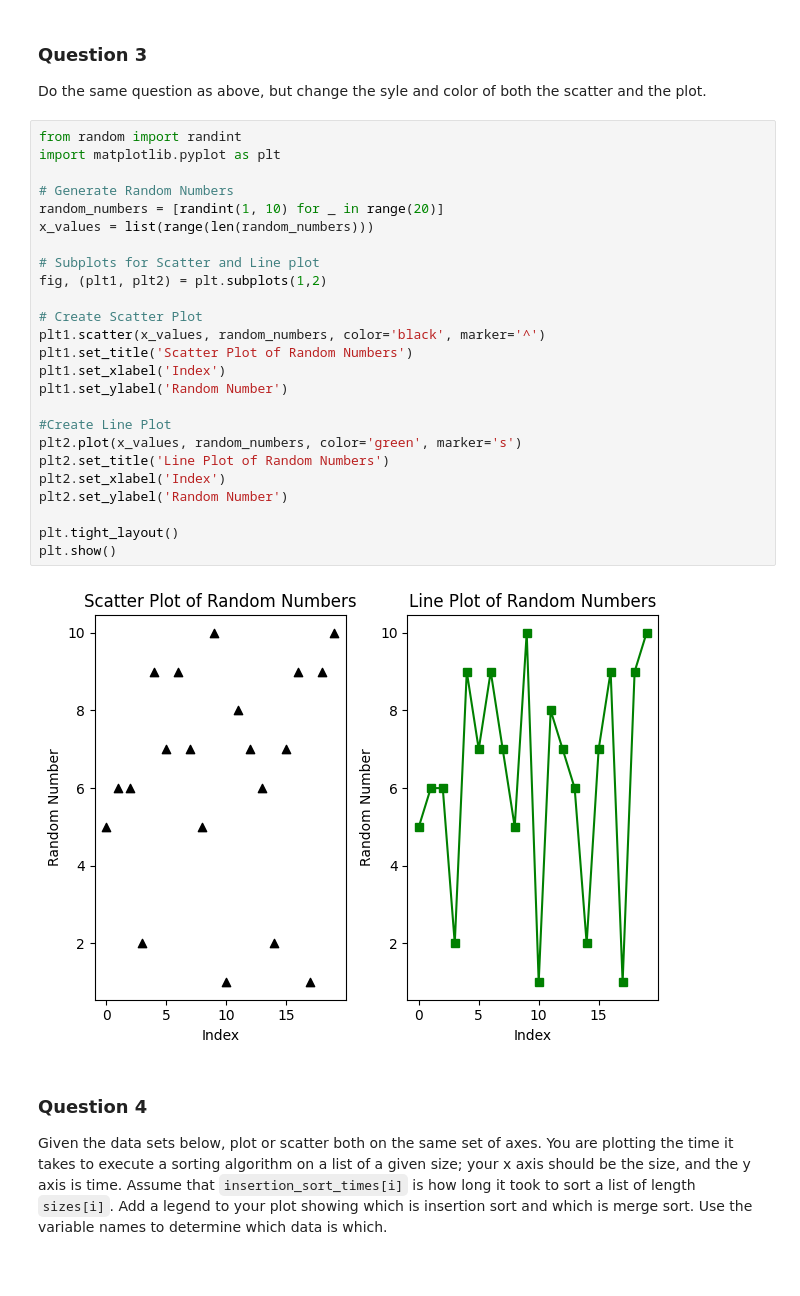
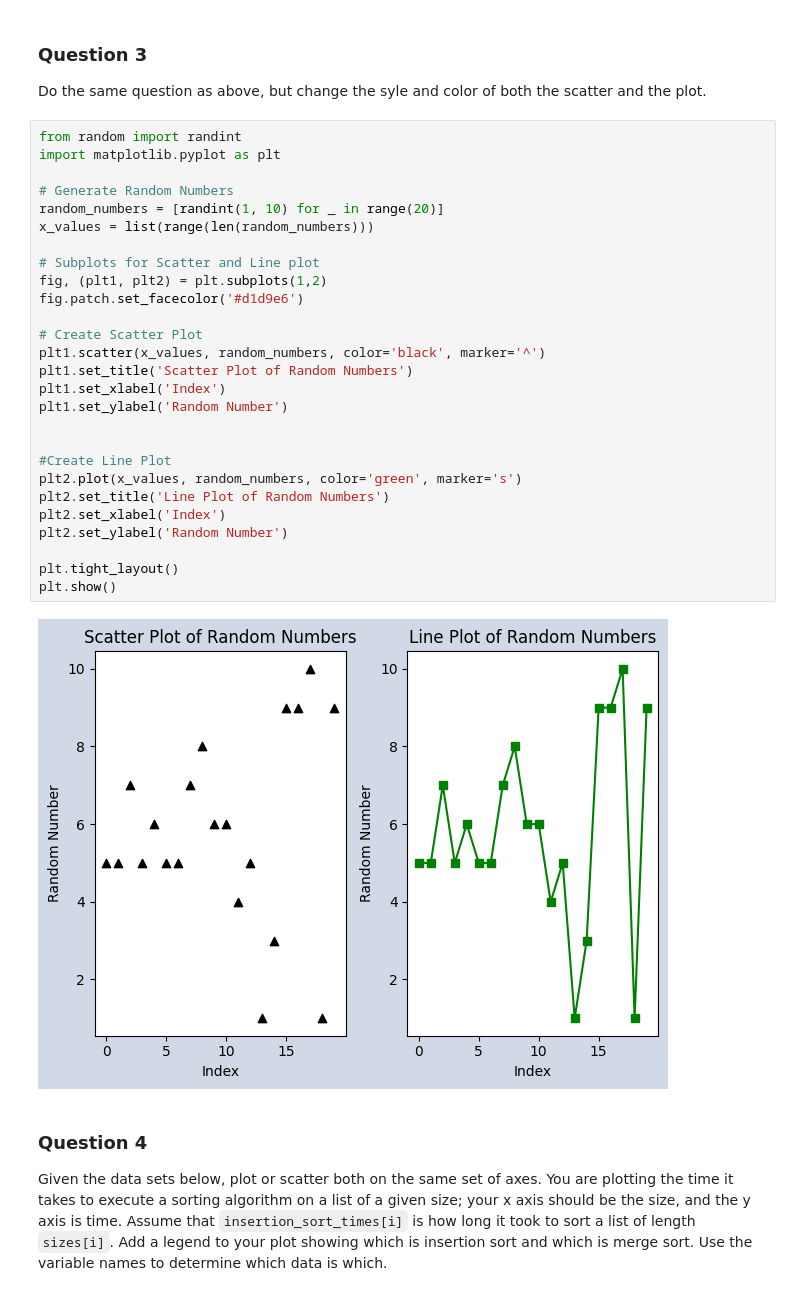
Before and after one commit to ryankrabbe/web-project-03-krabbe, a Jupyter notebook: pyplot.ipynb, the cells around one changed output. Saved outputs shown, nothing was run; the diff lists cells and outputs as text.

```diff
--- a/pyplot.ipynb
+++ b/pyplot.ipynb
@@ -80,30 +97,32 @@ Do the same question as above, but change the syle and color of both the scatter
 # %%
 from random import randint
 import matplotlib.pyplot as plt
 
 # Generate Random Numbers
 random_numbers = [randint(1, 10) for _ in range(20)]
 x_values = list(range(len(random_numbers)))
 
 # Subplots for Scatter and Line plot
 fig, (plt1, plt2) = plt.subplots(1,2)
+fig.patch.set_facecolor('#d1d9e6')
 
 # Create Scatter Plot
 plt1.scatter(x_values, random_numbers, color='black', marker='^')
 plt1.set_title('Scatter Plot of Random Numbers')
 plt1.set_xlabel('Index')
 plt1.set_ylabel('Random Number')
+
 
 #Create Line Plot
 plt2.plot(x_values, random_numbers, color='green', marker='s')
 plt2.set_title('Line Plot of Random Numbers')
 plt2.set_xlabel('Index')
 plt2.set_ylabel('Random Number')
 
 plt.tight_layout()
 plt.show()
 # %% [output]
-[figure, old version]
+[figure, new version]
 # %% [markdown]
 ### Question 4
 Given the data sets below, plot or scatter both on the same set of axes.  You are plotting the time it takes to execute a sorting algorithm on a list of a given size; your x axis should be the size, and the y axis is time.  Assume that `insertion_sort_times[i]` is how long it took to sort a list of length `sizes[i]`.  Add a legend to your plot showing which is insertion sort and which is merge sort.  Use the variable names to determine which data is which.
```
Also changed, not shown: parts of 4 cells of this notebook.
